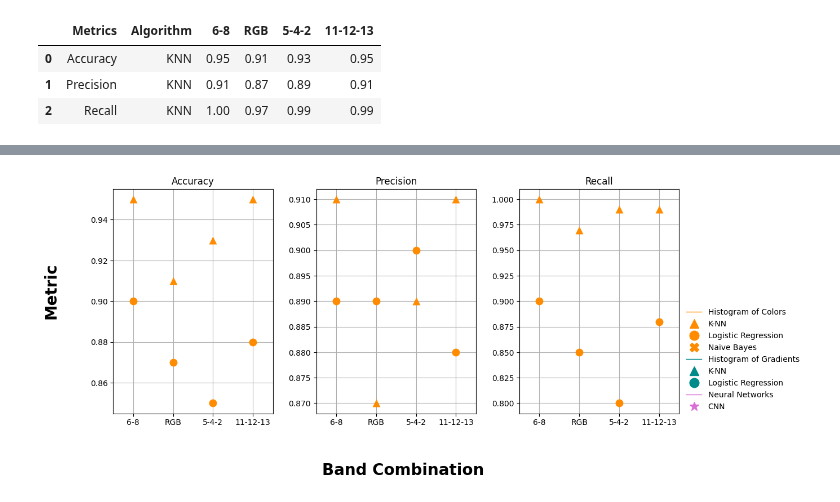
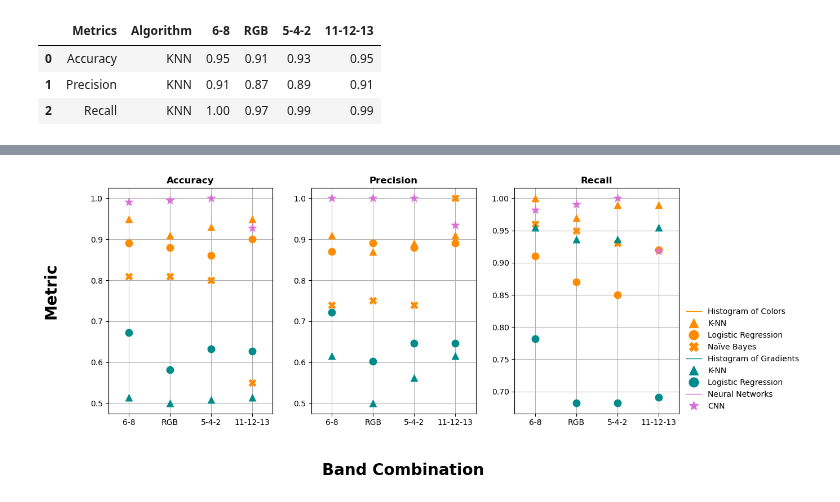
Before and after one commit to jonasbarth/fds-2022-final-project, a Jupyter notebook: hoc.ipynb, the cells around one changed output, grey strips where cells are left out. Drawn from its saved outputs; the diff is of its cells as text; code cells hidden in the pictures.

Commit message:
plot

```diff
--- a/hoc.ipynb
+++ b/hoc.ipynb
@@ -488,6 +524,7 @@ sim_logistic
 # %%
-data = pd.concat([sim_KNN,sim_logistic]).set_index(['Algorithm','Metrics'])
-data
+HOC = pd.concat([sim_KNN,sim_logistic,sim_bayes]).set_index(['Algorithm','Metrics'])
+HOC.loc[('NB','Recall'),'11-12-13']=np.NaN
+HOC
 # %% [output]
 |  |  | 6-8 | RGB | 5-4-2 | 11-12-13 |
 | Algorithm | Metrics |  |  |  |  |
@@ -499,0 +540,11 @@ data
+# %%
+hog= pd.read_csv('hog_knn_lr_metrics.csv',index_col='Unnamed: 0')
+hog.rename(columns={'algorithm':'Algorithm','metrics':'Metrics','11-13':'11-12-13'},inplace=True)
+hog.Metrics = hog.Metrics.map({'accuracy':'Accuracy','precision':'Precision','recall': 'Recall'})
+hog = hog.set_index(['Algorithm','Metrics'])
+columnsOrder = ['6-8', 'RGB', '5-4-2','11-12-13']
+HOG= hog.reindex(columns=columnsOrder)
+HOG
+#= hog.Metrics.map({'accuracy':'Accuracy','precision':'Precision','recall': 'Recall'})
+# hog_lr.rename(columns={'algorithm':'Algorithm','metrics':'Metrics','11-13':'11-12-13'},inplace=True)
+# hog_lr.Metrics = hog_lr.Metrics.map({'accuracy':'Accuracy','precision':'Precision','recall': 'Recall'})
@@ -499,0 +574,3 @@ data
+# %%
+CNN = pd.read_csv('CNN_metrics.csv').set_index('Metrics')
+CNN
@@ -500,28 +583,53 @@ data
 # %%
 from custom import legend_plot
 
 fig, ax = plt.subplots(ncols=3,figsize=(11,5))
-sns.swarmplot(x=data.columns, y = data.loc[('KNN','Accuracy')], marker ='^',color='darkorange',ax=ax[0],size=10)
-sns.swarmplot(x=data.columns, y = data.loc[('LR','Accuracy')], marker ='o',color='darkorange',ax=ax[0],size=10)
-ax[0].set_title('Accuracy')
+# HOC-KNN-Accuracy
+sns.swarmplot(x=HOC.columns, y = HOC.loc[('KNN','Accuracy')], marker ='^',color='darkorange',ax=ax[0],size=10)
+# HOC-LR-Accuracy
+sns.swarmplot(x=HOC.columns, y =HOC.loc[('LR','Accuracy')], marker ='o',color='darkorange',ax=ax[0],size=10)
+# HOC-NB-Accuracy
+sns.swarmplot(x=HOC.columns, y =HOC.loc[('NB','Accuracy')], marker ='X',color='darkorange',ax=ax[0],size=10)
+# HOG-KNN-Accuaracy
+sns.swarmplot(x=HOG.columns, y = HOG.loc[('KNN','Accuracy')], marker ='^',color='darkcyan',ax=ax[0],size=10)
+# HOG-LR-Accuaracy
+sns.swarmplot(x=HOG.columns, y = HOG.loc[('LR','Accuracy')], marker ='o',color='darkcyan',ax=ax[0],size=10)
+# CNN-Accuracy
+sns.swarmplot(x=CNN.columns, y = CNN.loc['Accuracy'], marker ='*',color='orchid',ax=ax[0],size=13)
+ax[0].set_title('Accuracy',weight='bold')
 
-sns.swarmplot(x=data.columns, y = data.loc[('KNN','Precision')], marker ='^', color='darkorange', ax=ax[1],size=10)
-sns.swarmplot(x=data.columns, y = data.loc[('LR','Precision')], marker ='o', color='darkorange',ax=ax[1],size=10)
-ax[1].set_title('Precision')
+# HOC-KNN-Precision
+sns.swarmplot(x=HOC.columns, y = HOC.loc[('KNN','Precision')], marker ='^', color='darkorange', ax=ax[1],size=10)
+# HOC-LR-Precision
+sns.swarmplot(x=HOC.columns, y = HOC.loc[('LR','Precision')], marker ='o', color='darkorange',ax=ax[1],size=10)
+# HOC-NB-Precision
+sns.swarmplot(x=HOC.columns, y =HOC.loc[('NB','Precision')], marker ='X',color='darkorange',ax=ax[1],size=10)
+# HOG-KNN-Precision
+sns.swarmplot(x=HOG.columns, y = HOG.loc[('KNN','Precision')], marker ='^',color='darkcyan',ax=ax[1],size=10)
+# HOG-LR-Precision
+sns.swarmplot(x=HOG.columns, y = HOG.loc[('LR','Precision')], marker ='o',color='darkcyan',ax=ax[1],size=10)
+# CNN-Precision
+sns.swarmplot(x=CNN.columns, y = CNN.loc['Precision'], marker ='*',color='orchid',ax=ax[1],size=13)
+ax[1].set_title('Precision',weight='bold')
 
-sns.swarmplot(x=data.columns, y = data.loc[('KNN','Recall')], marker ='^', color='darkorange', ax=ax[2],size=10)
-sns.swarmplot(x=data.columns, y = data.loc[('LR','Recall')], marker ='o', color='darkorange',ax=ax[2],size=10)
-ax[2].set_title('Recall')
+sns.swarmplot(x=HOC.columns, y = HOC.loc[('KNN','Recall')], marker ='^', color='darkorange', ax=ax[2],size=10)
+sns.swarmplot(x=HOC.columns, y = HOC.loc[('LR','Recall')], marker ='o', color='darkorange',ax=ax[2],size=10)
+sns.swarmplot(x=HOC.columns, y = HOC.loc[('NB','Recall')], marker ='X', color='darkorange',ax=ax[2],size=10)
+sns.swarmplot(x=HOG.columns, y = HOG.loc[('KNN','Recall')], marker ='^',color='darkcyan',ax=ax[2],size=10)
+sns.swarmplot(x=HOG.columns, y = HOG.loc[('LR','Recall')], marker ='o',color='darkcyan',ax=ax[2],size=10)
+# CNN-Recall
+sns.swarmplot(x=CNN.columns, y = CNN.loc['Recall'], marker ='*',color='orchid',ax=ax[2],size=13)
+ax[2].set_title('Recall',weight='bold')
 
 
 fig.text(0.53, -0.1, 'Band Combination', ha='center', va='center', fontsize= 20, weight = 'bold')
 fig.text(-0.05,0.45, 'Metric',rotation = 90, fontsize= 20, weight = 'bold')
 ax[0].grid(); ax[1].grid();ax[2].grid()
 for a in ax:
     a.set_ylabel('')
 fig.tight_layout(pad=2)
 
 legend_plot()
 plt.show()
 # %% [output]
-[figure, old version]
+[figure, new version]
```
Also changed, not shown: parts of 18 cells of this notebook.
